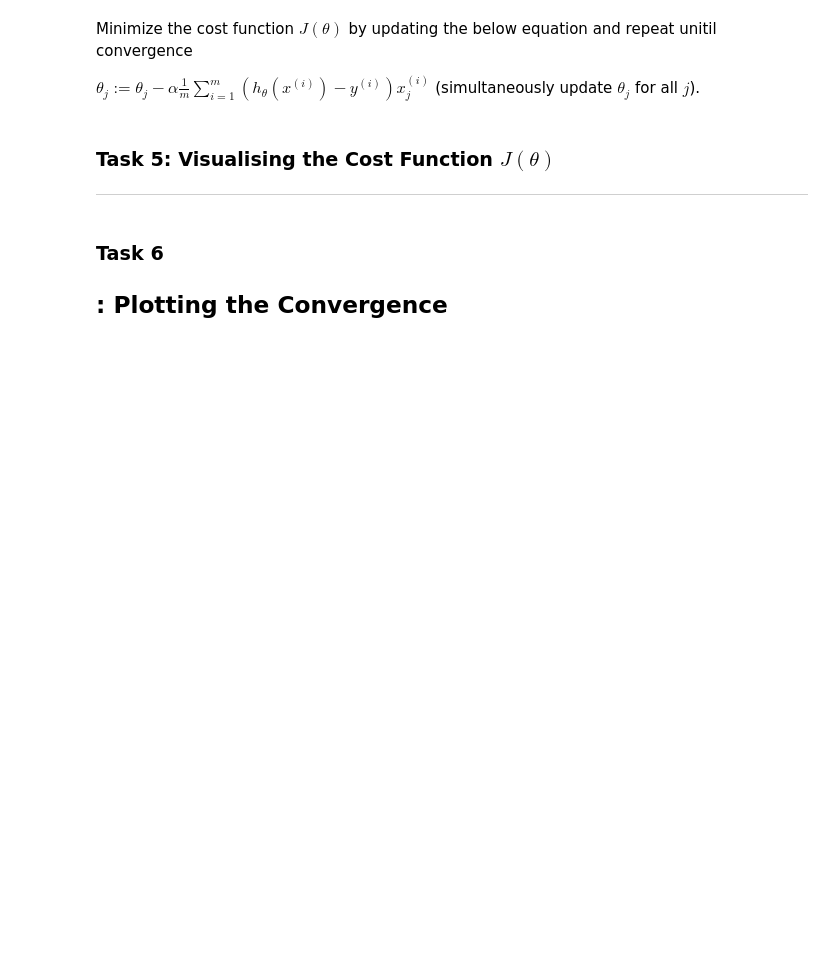
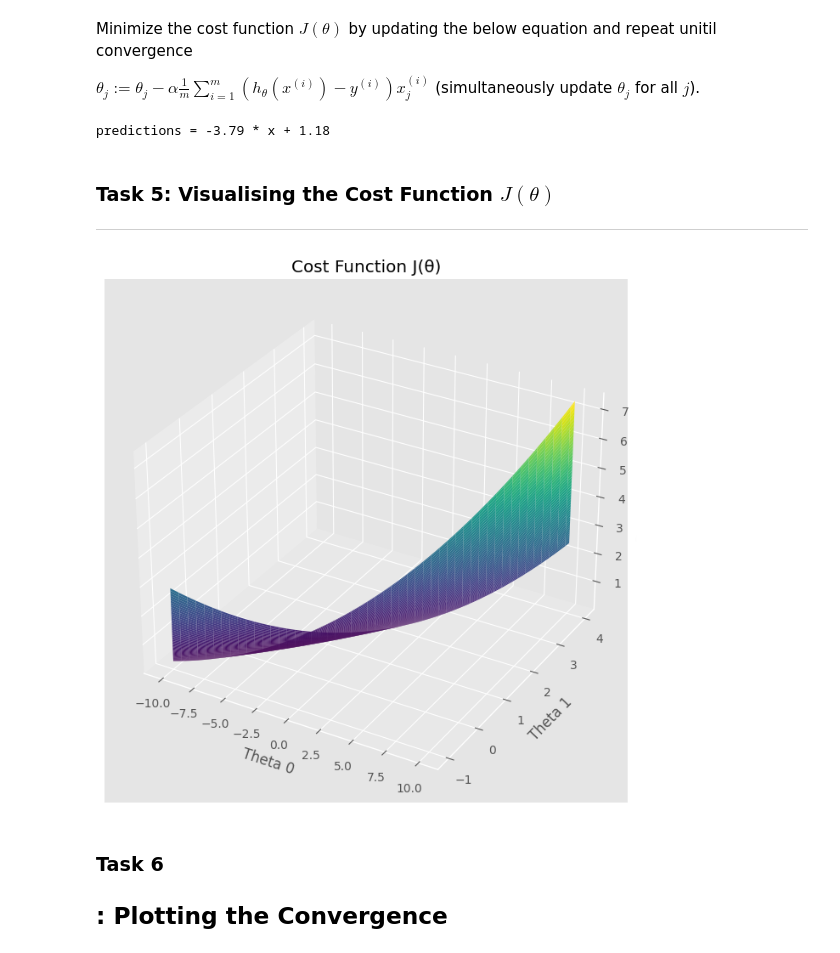
Before and after one commit to Abdelmalek-Djemaa/Linear-Regression-with-NumPy-and-Python, a Jupyter notebook: Linear_Regression_with_NumPy_and_Python.ipynb, the cells around one changed output. Drawn from its saved outputs; the diff is of its cells as text; code cells hidden in the pictures; blank space fills up the shorter version.

Commit message:
Finalizing the project

```diff
--- a/Linear_Regression_with_NumPy_and_Python.ipynb
+++ b/Linear_Regression_with_NumPy_and_Python.ipynb
@@ -25,3 +53,15 @@ $$J(\theta) = \frac{1}{2m} \sum_{i=1}^m (h_\theta(x^{(i)}) - y^{(i)} )^2$$
 where $h_{\theta}(x)$ is the hypothesis and given by the linear model
 
 $$h_{\theta}(x) = \theta^Tx = \theta_0 + \theta_1x_1$$
+# %%
+def cost_function(X, y, theta):
+  m = len(y)
+  predictions = X.dot(theta)
+  cost = (1/2*m) * np.sum(np.square(predictions - y))
+  return cost
+# %%
+m = data.Population.values.size
+X = np.append(np.ones((m,1)), data.Population.values.reshape(m,1) , axis=1)
+y = data.Profit.values.reshape(m,1)
+theta = np.zeros((2,1))
+cost_function(X, y, theta)
@@ -35,6 +89,31 @@ $\theta_j := \theta_j - \alpha \frac{1}{m} \sum_{i=1}^m (h_{\theta}(x^{(i)}) - y
+# %%
+print(f"predictions = {theta[0,0]:.2f} * x + {theta[1,0]:.2f} ")
+# %% [output]
+predictions = -3.79 * x + 1.18
 # %% [markdown]
 ### Task 5: Visualising the Cost Function $J(\theta)$
 ---
+# %%
+theta1 = np.linspace(-10, 10, 100)
+theta2 = np.linspace(-1, 4, 100)
+cost_values = np.zeros((len(theta1), len(theta2)))
+for i in range(len(theta1)):
+  for j in range(len(theta2)):
+    t = np.array([theta1[i], theta2[j]])
+    cost_values[i, j] = cost_function(X, y, t)
+# %%
+fig = plt.figure(figsize=(12, 8))
+ax = fig.add_subplot(111, projection='3d')
+ax.plot_surface(theta1, theta2, cost_values, cmap='viridis')
+
+ax.set_xlabel('Theta 0')
+ax.set_ylabel('Theta 1')
+ax.set_zlabel('Cost Function')
+ax.set_title('Cost Function J(θ)')
+
+plt.show()
+# %% [output]
+[figure, added]
 # %% [markdown]
 ### Task 6
 : Plotting the Convergence
```
Also changed, not shown: parts of 10 cells of this notebook.
